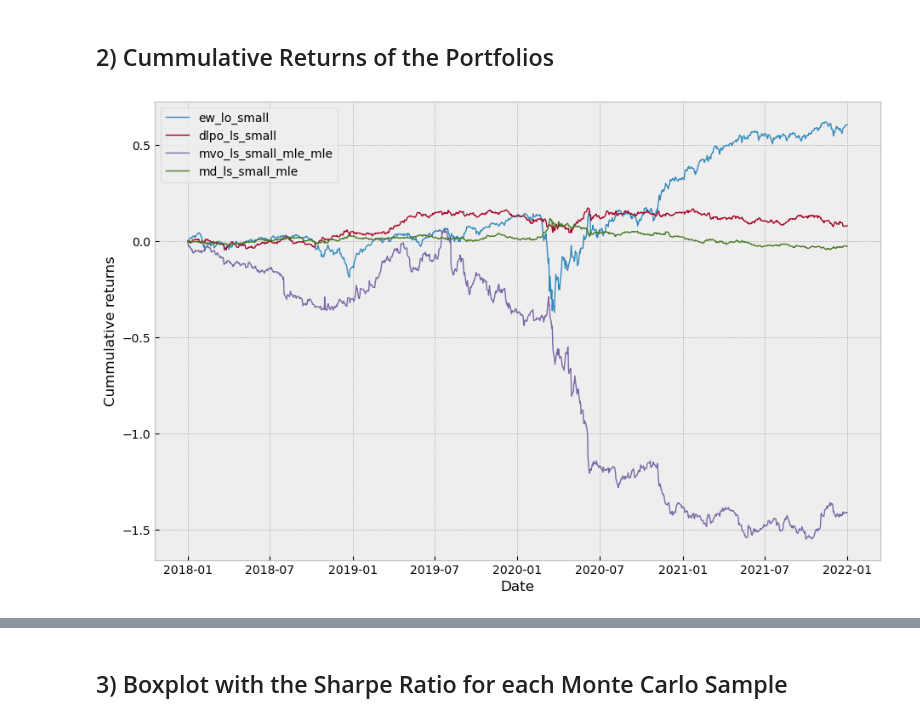
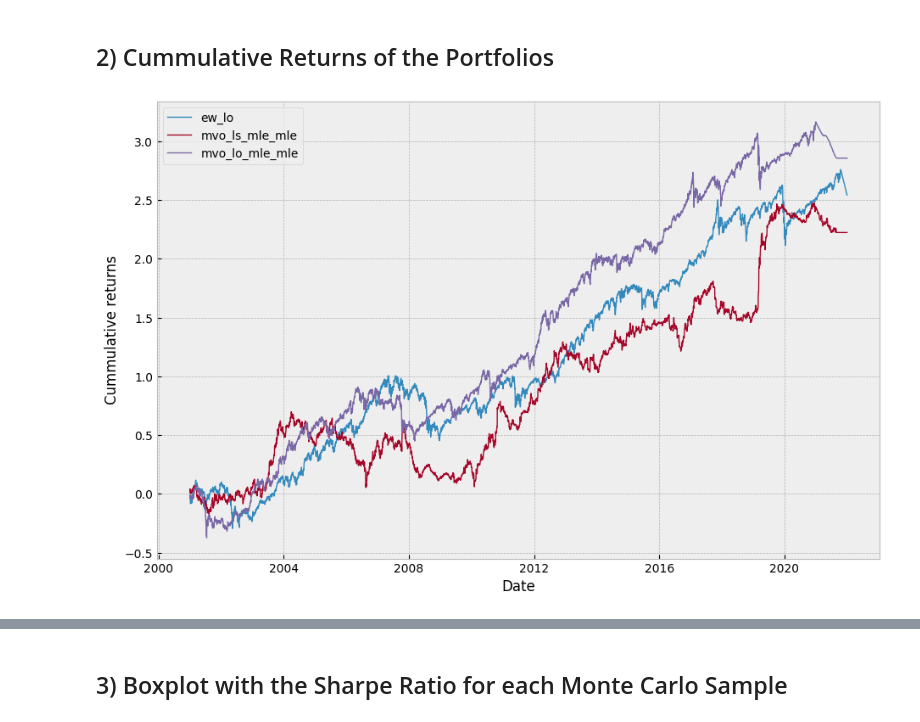
Before and after one commit to dcuoliveira/graph-portfolio-opt, a Jupyter notebook: src/results_report.ipynb, the cells around one changed output, grey strips where cells are left out. Saved outputs shown, nothing was run; the diff lists cells and outputs as text; code cells hidden in the pictures.

```diff
--- a/src/results_report.ipynb
+++ b/src/results_report.ipynb
@@ -12,8 +14,12 @@ from utils.dataset_utils import aggregate_results
 plt.style.use('bmh')
 plt.rcParams['lines.linewidth'] = 1
 # %%
-model_names = ["ew_lo_small", "dlpo_ls_small", "mvo_ls_small_mle_mle", "md_ls_small_mle"]
+model_names = [
+    "ew_lo",
+    "mvo_ls_mle_mle", "mvo_lo_mle_mle",
+]
 stats_order = ["E[R]", "Std(R)", "Sharpe", "Sortino", "AvgDD", "MaxDD", "% Positive Ret."]
+vol_target = 0.2
 # %%
 all_summary = []
 
@@ -40,14 +63,24 @@ all_summary_df = pd.concat(all_summary, axis=0)
 # %%
 
 all_stats = {}
+all_stats_des = {}
 for model in model_names:
 
-    portfolio_returns = torch.tensor(all_summary_df.loc[all_summary_df["model"] == model].groupby("date").sum()["pnl"])
-    stats = compute_summary_statistics(portfolio_returns=portfolio_returns)
+    summary_df = all_summary_df.loc[all_summary_df["id"] == model]
+
+    portfolio_returns =  summary_df.groupby("date").sum()[["pnl"]]
+    portfolio_vol = (portfolio_returns.rolling(window=252).std() * np.sqrt(252)).shift(1)
+    portfolio_returns_target = (portfolio_returns * (vol_target / portfolio_vol)).dropna()
+
+    stats = compute_summary_statistics(portfolio_returns=torch.tensor(portfolio_returns_target.values))
 
     all_stats[model] = stats
+
+    stats.update({"model": summary_df["model"].unique()[0], "estimator": summary_df["mean_estimator"].unique()[0]})
+    all_stats_des[model] = stats
 all_stats_df = pd.DataFrame(all_stats).T[stats_order]
 
-display(HTML(all_stats_df.to_html()))
+# dfi.export(all_stats_df, os.path.join(results_path, "all_stats_ls_df.png"))
+display(HTML(all_stats_df.astype(float).round(4).to_html()))
 # %% [output]
 |  | E[R] | Std(R) | Sharpe | Sortino | AvgDD | MaxDD | % Positive Ret. |
@@ -71,17 +102,21 @@ mvo\_ls\_small\_mle\_mle & -33.271902 & 26.094108 & -1.275073 & -1.365929 & -42.
 # %% [markdown]
 ## 2) Cummulative Returns of the Portfolios
 # %%
-
 fig, ax = plt.subplots(figsize=(11, 7))
 for model in model_names:
-    summary_df = all_summary_df.loc[all_summary_df["model"] == model]
-    cum_pnl_df = summary_df.groupby("date").sum()[["pnl"]].loc["2018-01-01":].cumsum().reset_index()
+    summary_df = all_summary_df.loc[all_summary_df["id"] == model]
+
+    portfolio_returns =  summary_df.groupby("date").sum()[["pnl"]]
+    portfolio_vol = (portfolio_returns.rolling(window=252).std() * np.sqrt(252)).shift(1)
+    portfolio_returns_target = (portfolio_returns * (vol_target / portfolio_vol)).dropna()
+
+    cum_pnl_df = portfolio_returns_target.cumsum().reset_index()
     ax.plot(pd.to_datetime(cum_pnl_df['date']), cum_pnl_df["pnl"], label=model)
 
 plt.xlabel("Date")
 plt.ylabel("Cummulative returns")
 plt.legend(loc='best', fontsize=10)
-# fig.savefig('img/' + ticker + '_' + key1 + '_fs_methods.png')
+# fig.savefig(os.path.join(results_path, "all_cummulative_returns_ls.png"), dpi=300)
 plt.show()
 # %% [output]
-[figure, old version]
+[figure, new version]
```
Also changed, not shown: parts of 10 cells of this notebook, 1 other file.
